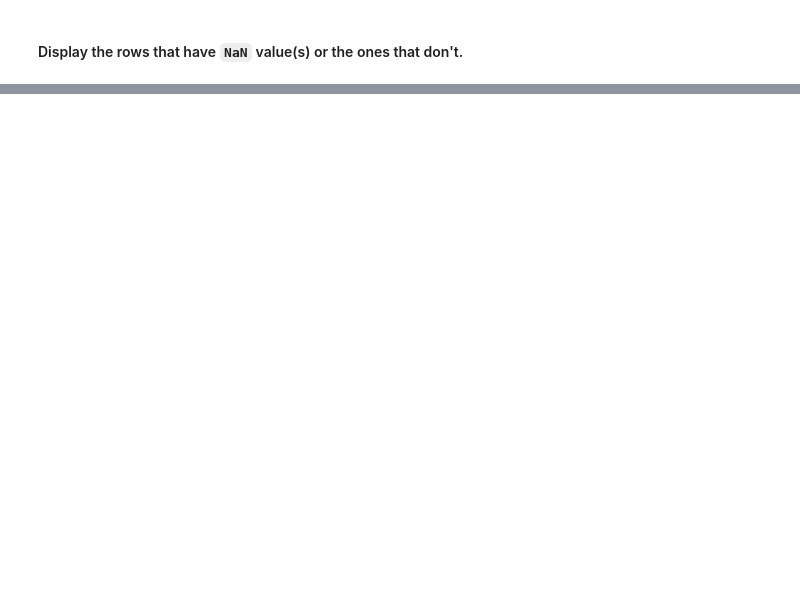
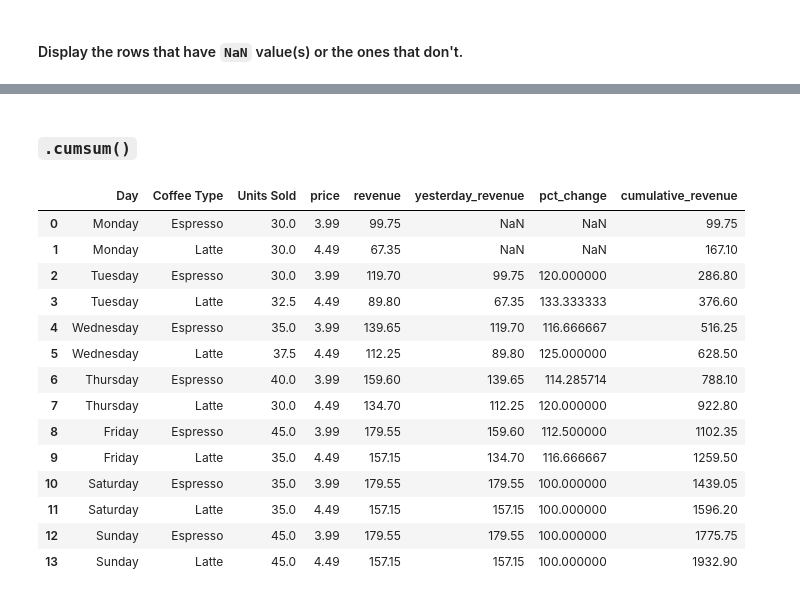
Before and after one commit to p-tsitsekidis/Pandas-Playground, a Jupyter notebook: playground.ipynb, the cells around one changed output, grey strips where cells are left out. Drawn from its saved outputs; the diff is of its cells as text; code cells hidden in the pictures; blank space fills up the shorter version.

```diff
--- a/playground.ipynb
+++ b/playground.ipynb
@@ -1514,0 +1562,5 @@ coffee[coffee['Units Sold'].notna()]
+# %%
+
+coffee['Units Sold'] = coffee['Units Sold'].bfill() # Fill the NaN values.
+
+coffee
@@ -1514,0 +1733,4 @@ coffee[coffee['Units Sold'].notna()]
+# %%
+coffee['yesterday_revenue'] = coffee['revenue'].shift(2)
+
+coffee
@@ -1514,0 +1753,4 @@ coffee[coffee['Units Sold'].notna()]
+# %%
+coffee['pct_change'] = coffee['revenue'] / coffee['yesterday_revenue'] * 100
+
+coffee
@@ -1514,0 +1793,22 @@ coffee[coffee['Units Sold'].notna()]
+# %% [markdown]
+### `.cumsum()`
+# %%
+coffee['cumulative_revenue'] = coffee['revenue'].cumsum()
+
+coffee
+# %% [output]
+|  | Day | Coffee Type | Units Sold | price | revenue | yesterday_revenue | pct_change | cumulative_revenue |
+| 0 | Monday | Espresso | 30.0 | 3.99 | 99.75 | NaN | NaN | 99.75 |
+| 1 | Monday | Latte | 30.0 | 4.49 | 67.35 | NaN | NaN | 167.10 |
+| 2 | Tuesday | Espresso | 30.0 | 3.99 | 119.70 | 99.75 | 120.000000 | 286.80 |
+| 3 | Tuesday | Latte | 32.5 | 4.49 | 89.80 | 67.35 | 133.333333 | 376.60 |
+| 4 | Wednesday | Espresso | 35.0 | 3.99 | 139.65 | 119.70 | 116.666667 | 516.25 |
+| 5 | Wednesday | Latte | 37.5 | 4.49 | 112.25 | 89.80 | 125.000000 | 628.50 |
+| 6 | Thursday | Espresso | 40.0 | 3.99 | 159.60 | 139.65 | 114.285714 | 788.10 |
+| 7 | Thursday | Latte | 30.0 | 4.49 | 134.70 | 112.25 | 120.000000 | 922.80 |
+| 8 | Friday | Espresso | 45.0 | 3.99 | 179.55 | 159.60 | 112.500000 | 1102.35 |
+| 9 | Friday | Latte | 35.0 | 4.49 | 157.15 | 134.70 | 116.666667 | 1259.50 |
+| 10 | Saturday | Espresso | 35.0 | 3.99 | 179.55 | 179.55 | 100.000000 | 1439.05 |
+| 11 | Saturday | Latte | 35.0 | 4.49 | 157.15 | 157.15 | 100.000000 | 1596.20 |
+| 12 | Sunday | Espresso | 45.0 | 3.99 | 179.55 | 179.55 | 100.000000 | 1775.75 |
+| 13 | Sunday | Latte | 45.0 | 4.49 | 157.15 | 157.15 | 100.000000 | 1932.90 |
```
Also changed, not shown: parts of 42 cells of this notebook.
